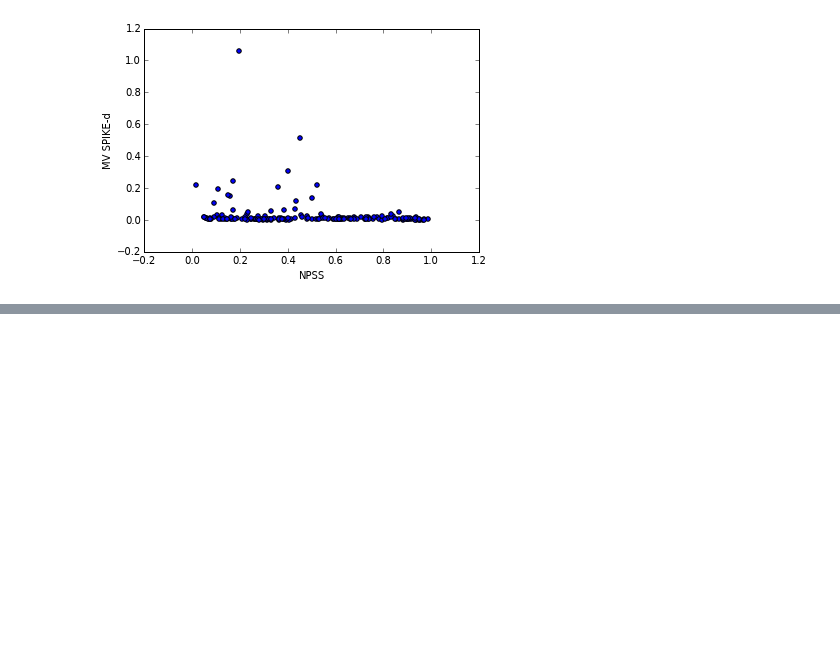
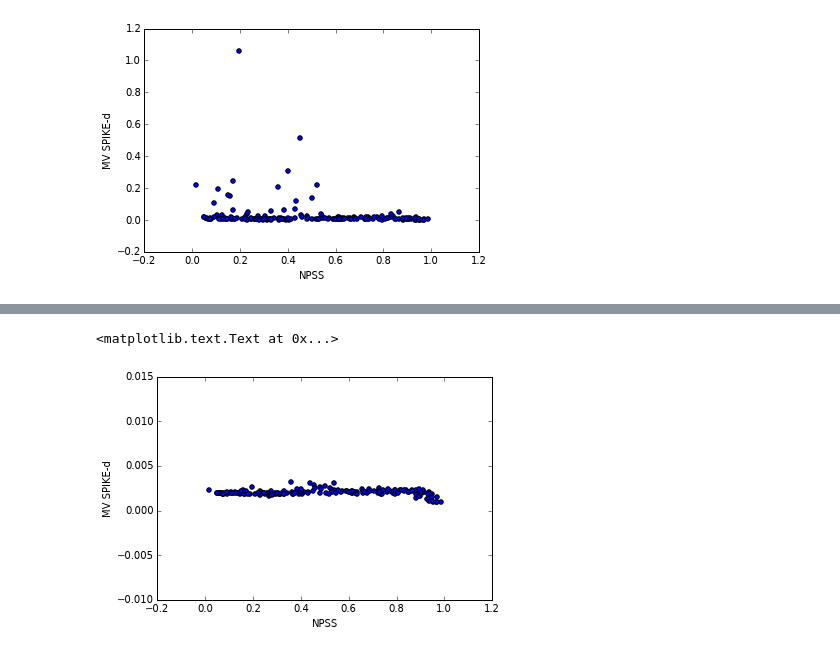
Before and after one commit to achilleas-k/slope-vs-dist-brian, a Jupyter notebook: Simulation data.ipynb, the cells around one changed output, grey strips where cells are left out. Drawn from its saved outputs; the diff is of its cells as text; code cells hidden in the pictures; blank space fills up the shorter version.

```diff
--- a/Simulation data.ipynb
+++ b/Simulation data.ipynb
@@ -316,0 +370,16 @@ ylabel("MV SPIKE-d")
+# %%
+# calculate Kreuz in intervals and plot means against mean NPSS values (no jitter)
+npss = []
+krin = []
+for res in results_nj:
+    npss.append(mean(res["npss"]))
+    kr_t = res["kr_times"]
+    kr_d = res["kr_dists"]
+    kr_int = window_integrals(kr_t, kr_d, res["outspikes"], w=0.004)
+    krin.append(mean(kr_int))
+scatter(npss, krin)
+xlabel("NPSS")
+ylabel("MV SPIKE-d")
+# %% [output]
+<matplotlib.text.Text at 0x...>
+[figure, added]
```
Also changed, not shown: parts of 13 cells of this notebook.
